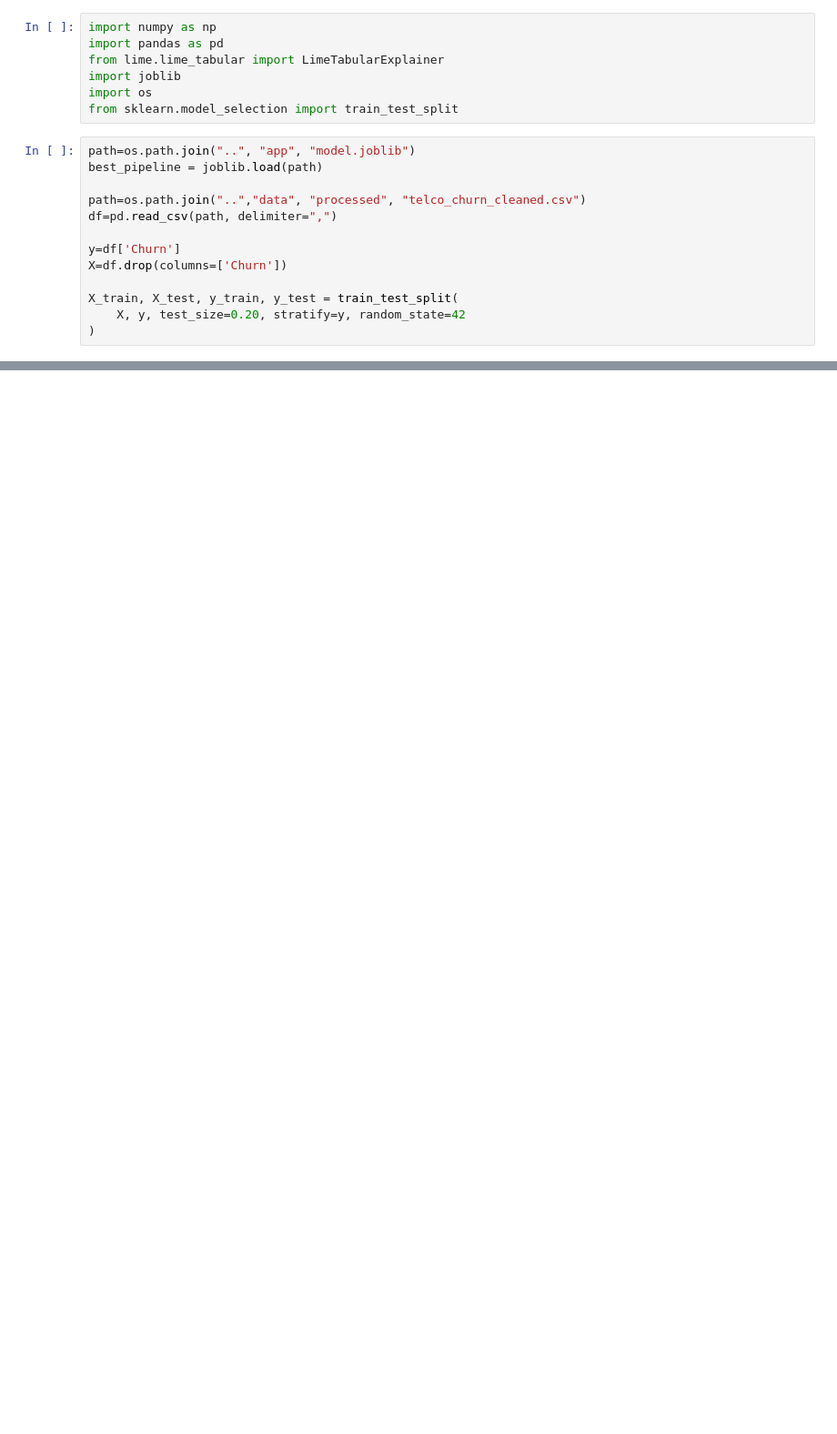
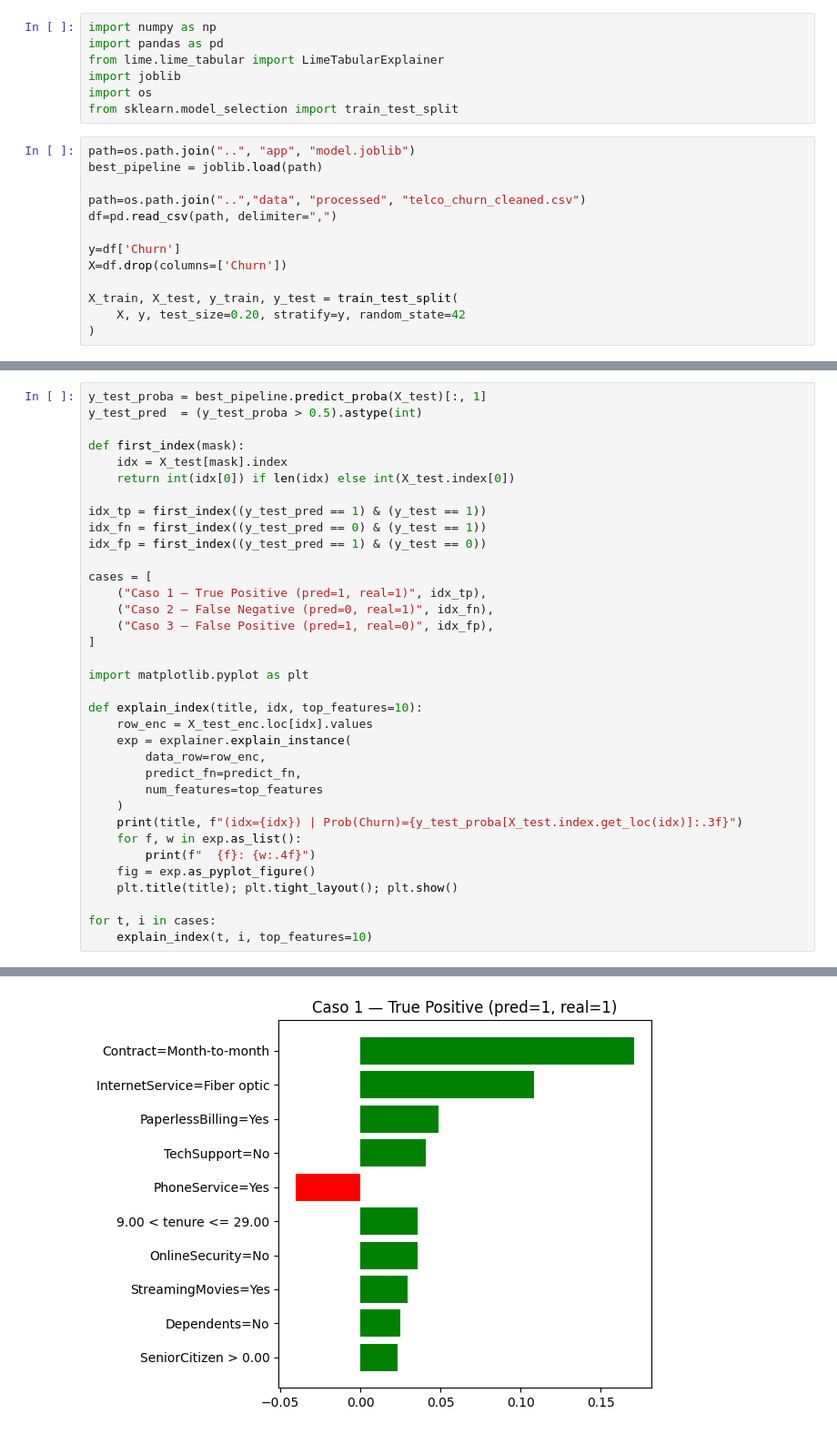
Before and after one commit to sePerezAlbor/telco-churn-mlops, a Jupyter notebook: notebooks/3_interpretability.ipynb, the cells around one changed output, grey strips where cells are left out. Shown: that part at 91% size. Saved outputs shown, nothing was run; the diff lists cells and outputs as text; blank space fills up the shorter version.

```diff
--- a/notebooks/3_interpretability.ipynb
+++ b/notebooks/3_interpretability.ipynb
@@ -47,0 +62,36 @@ ValueError: could not convert string to float: 'Male'
+# %%
+y_test_proba = best_pipeline.predict_proba(X_test)[:, 1]
+y_test_pred  = (y_test_proba > 0.5).astype(int)
+
+def first_index(mask):
+    idx = X_test[mask].index
+    return int(idx[0]) if len(idx) else int(X_test.index[0])
+
+idx_tp = first_index((y_test_pred == 1) & (y_test == 1))
+idx_fn = first_index((y_test_pred == 0) & (y_test == 1))
+idx_fp = first_index((y_test_pred == 1) & (y_test == 0))
+
+cases = [
+    ("Caso 1 — True Positive (pred=1, real=1)", idx_tp),
+    ("Caso 2 — False Negative (pred=0, real=1)", idx_fn),
+    ("Caso 3 — False Positive (pred=1, real=0)", idx_fp),
+]
+
+import matplotlib.pyplot as plt
+
+def explain_index(title, idx, top_features=10):
+    row_enc = X_test_enc.loc[idx].values
+    exp = explainer.explain_instance(
+        data_row=row_enc,
+        predict_fn=predict_fn,
+        num_features=top_features
+    )
+    print(title, f"(idx={idx}) | Prob(Churn)={y_test_proba[X_test.index.get_loc(idx)]:.3f}")
+    for f, w in exp.as_list():
+        print(f"  {f}: {w:.4f}")
+    fig = exp.as_pyplot_figure()
+    plt.title(title); plt.tight_layout(); plt.show()
+
+for t, i in cases:
+    explain_index(t, i, top_features=10)
+# %% [output]
@@ -47,0 +109 @@ ValueError: could not convert string to float: 'Male'
+[figure, added]
```
Also changed, not shown: parts of 3 cells of this notebook.
